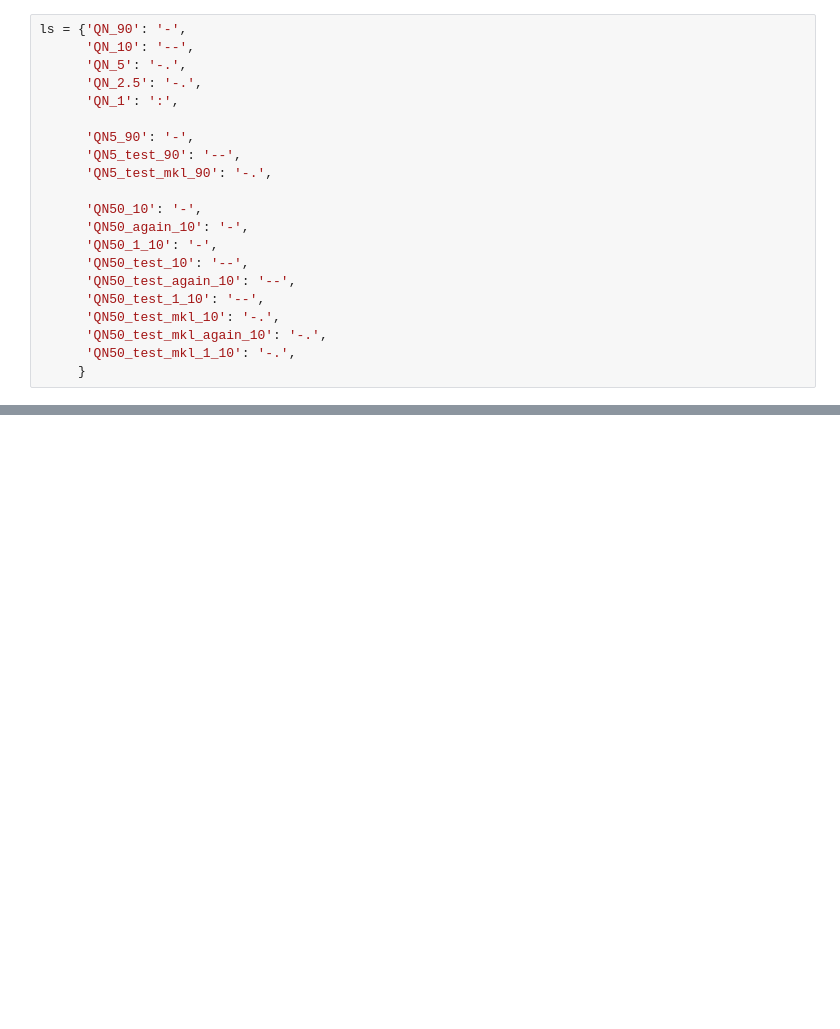
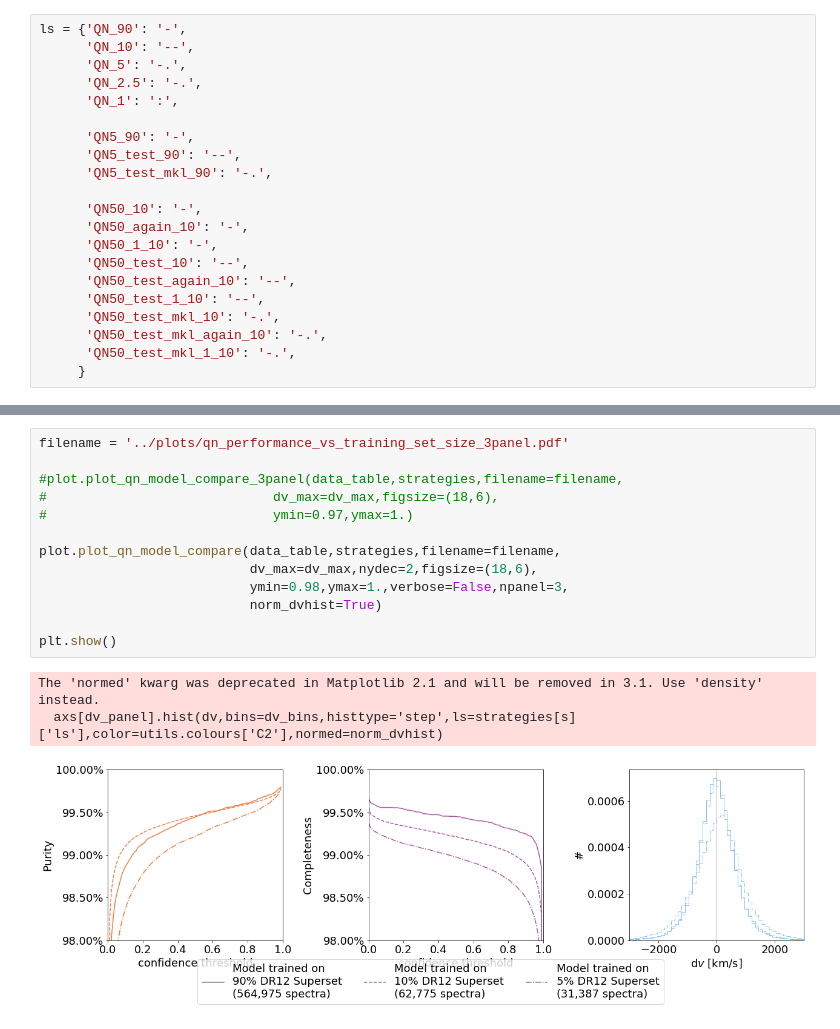
Before and after one commit to jfarr03/QuasarNET_analysis, a Jupyter notebook: analysis/notebooks/QN_performance_vs_training_set_size.ipynb, the cells around one changed output, grey strips where cells are left out. Drawn from its saved outputs; the diff is of its cells as text; blank space fills up the shorter version.

```diff
--- a/analysis/notebooks/QN_performance_vs_training_set_size.ipynb
+++ b/analysis/notebooks/QN_performance_vs_training_set_size.ipynb
@@ -174 +186,18 @@ for s in data.keys():
+# %%
+filename = '../plots/qn_performance_vs_training_set_size_3panel.pdf'
+
+#plot.plot_qn_model_compare_3panel(data_table,strategies,filename=filename,
+#                             dv_max=dv_max,figsize=(18,6),
+#                             ymin=0.97,ymax=1.)
+
+plot.plot_qn_model_compare(data_table,strategies,filename=filename,
+                           dv_max=dv_max,nydec=2,figsize=(18,6),
+                           ymin=0.98,ymax=1.,verbose=False,npanel=3,
+                           norm_dvhist=True)
+
+plt.show()
+# %% [output]
+The 'normed' kwarg was deprecated in Matplotlib 2.1 and will be removed in 3.1. Use 'density' instead.
+  axs[dv_panel].hist(dv,bins=dv_bins,histtype='step',ls=strategies[s]['ls'],color=utils.colours['C2'],normed=norm_dvhist)
+[figure, added]
 # %%
```
Also changed, not shown: parts of 9 cells of this notebook, 11 other files.
